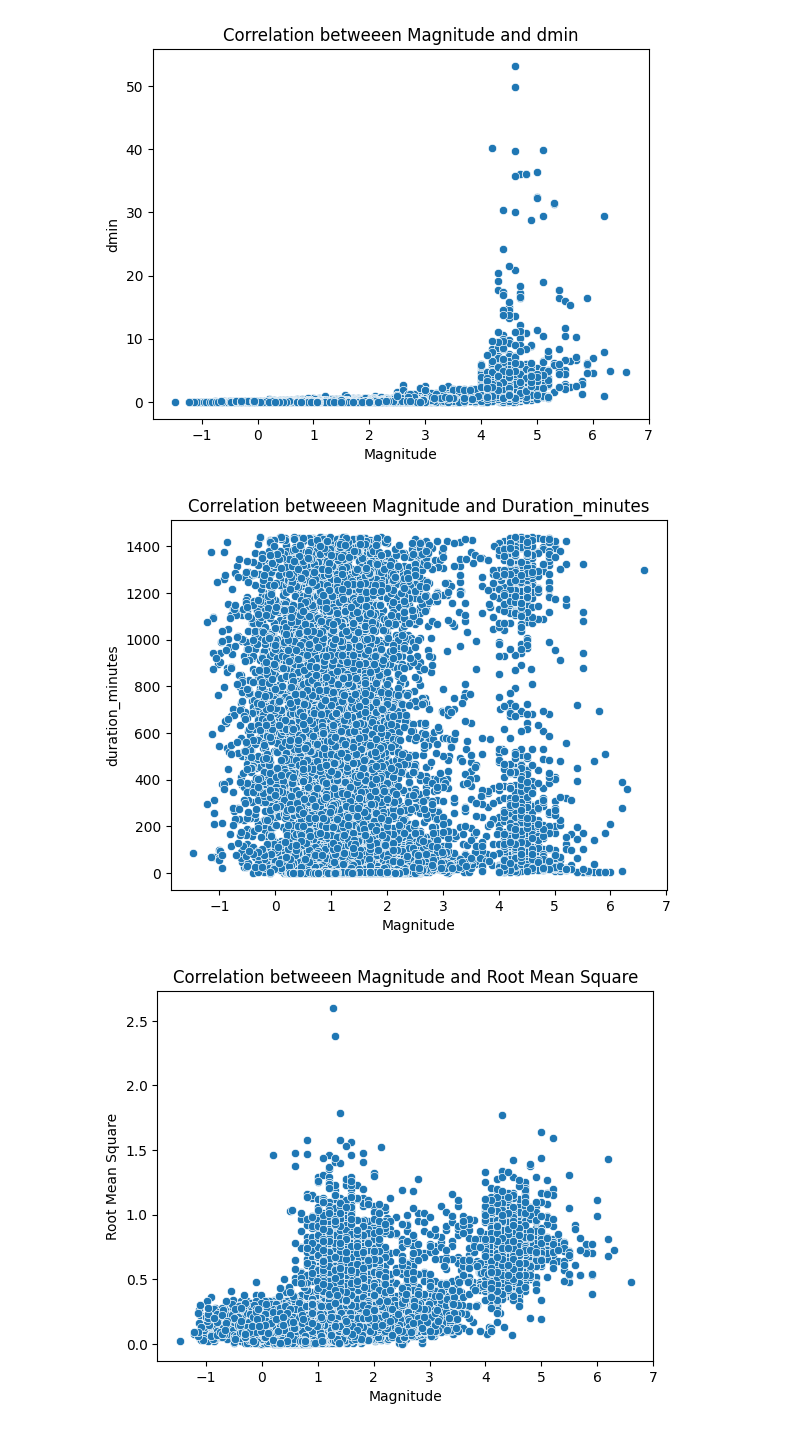
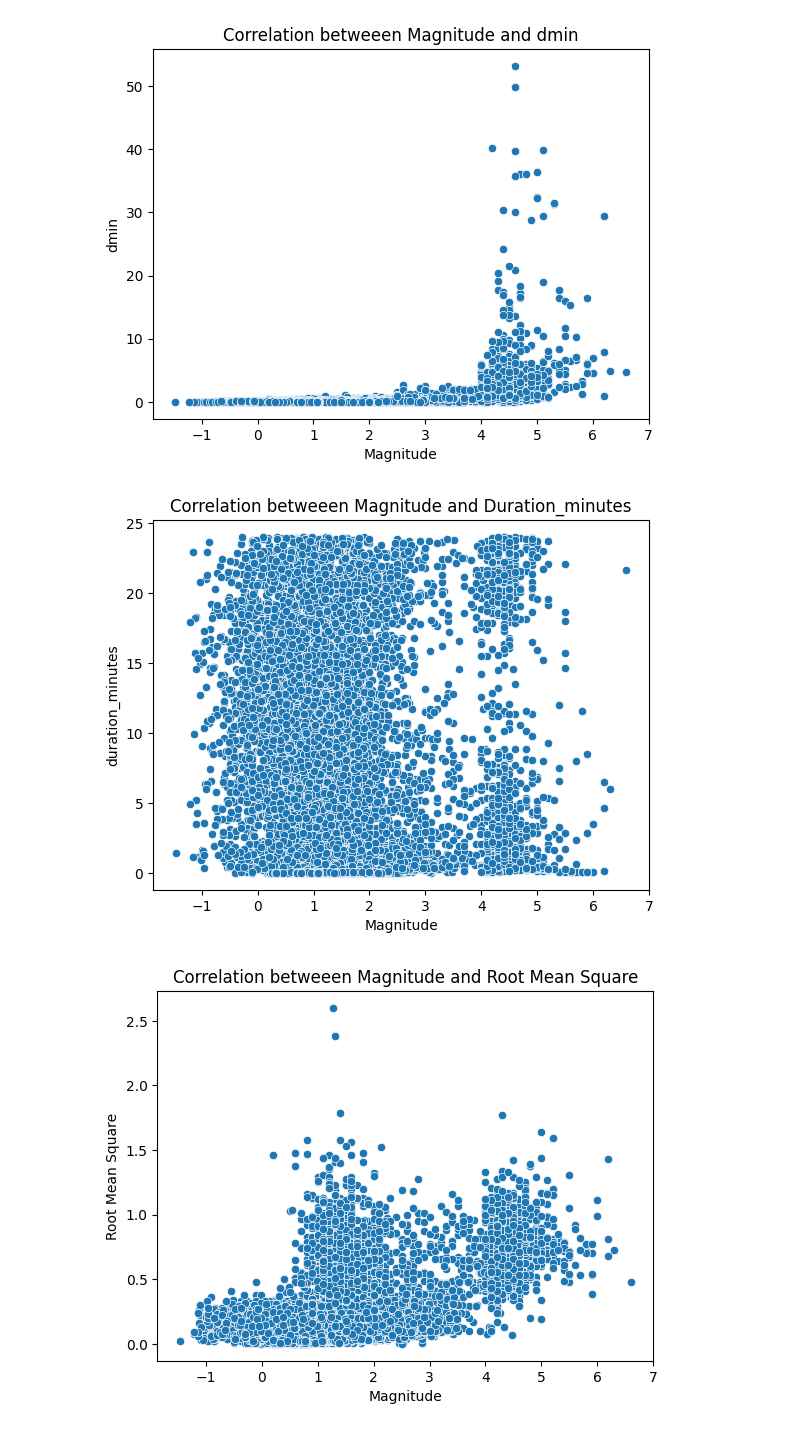
Before and after one commit to Mercymerine/Machine_Learning_1, a Jupyter notebook: cap_earthquake.ipynb, the cells around one changed output. Drawn from its saved outputs; the diff is of its cells as text; code cells hidden in the pictures.

```diff
--- a/cap_earthquake.ipynb
+++ b/cap_earthquake.ipynb
@@ -507,14 +507,14 @@ plt.show()
 # %% [output]
 [figure]
 # %%
-sns.scatterplot(x='mag', y='duration_minutes', data=cleaned_earthquake)
+sns.scatterplot(x='mag', y='duration_hours', data=cleaned_earthquake)
 
 plt.xlabel('Magnitude')
 plt.ylabel('duration_minutes')
 plt.title('Correlation betweeen Magnitude and Duration_minutes')
 plt.show()
 # %% [output]
-[figure, old version]
+[figure, new version]
 # %%
 sns.scatterplot(x='mag', y='rms', data=cleaned_earthquake)
 
```
Also changed, not shown: parts of 21 cells of this notebook.
